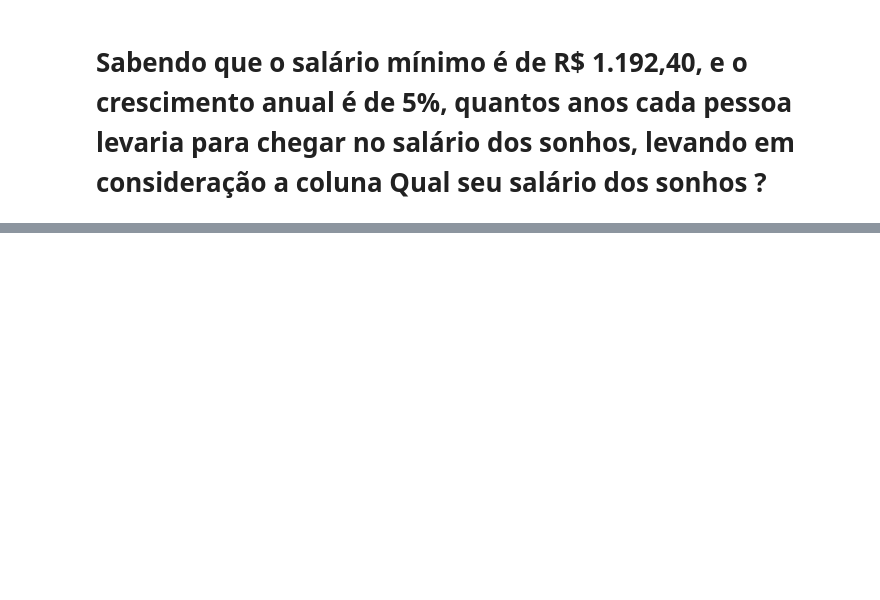
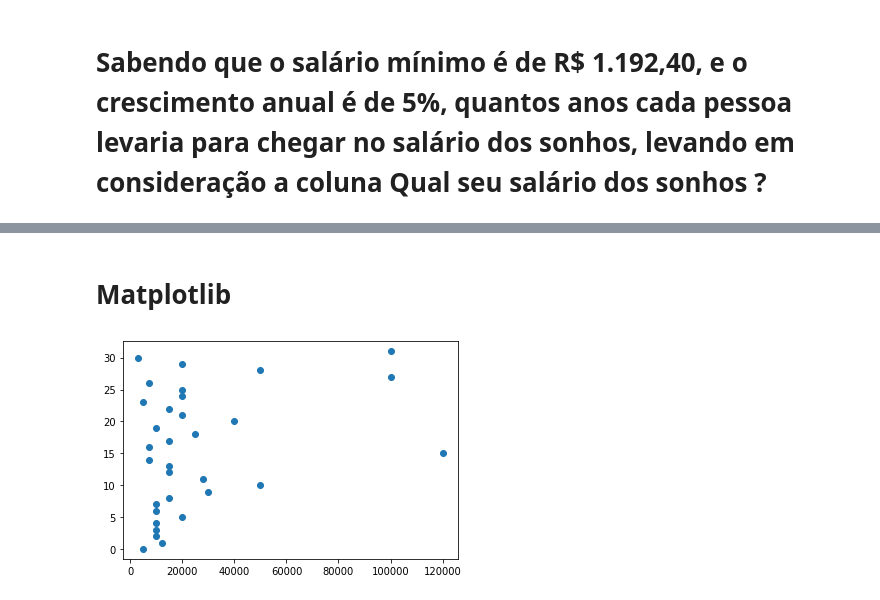
Before and after one commit to vitia-fritelle/Afrodev-Exerc-cios, a Jupyter notebook: Numpy.ipynb, the cells around one changed output, grey strips where cells are left out. Saved outputs shown, nothing was run; the diff lists cells and outputs as text; code cells hidden in the pictures; blank space fills up the shorter version.

```diff
--- a/Numpy.ipynb
+++ b/Numpy.ipynb
@@ -79,5 +114,9 @@ salario = alunos_afrodev[:,9]
+# %%
+salario = (alunos_afrodev[:,header == 'Qual seu sal'
+                                      +u'Ã¡'
+                                      +'rio dos sonhos ? ']).ravel()
 # %%
-def tratamento_dados(elemento: str) -> float:
+def tratamento_dados(elemento: str) -> str:
     resultado = elemento.replace('k+','000')\
                         .replace('mil','000')\
                         .replace(' ','')\
@@ -88,9 +127,10 @@ def tratamento_dados(elemento: str) -> float:
                         .replace('R$Â','')\
                         .replace(u'\xa0','')\
                         .replace(',','.')
-    return float(resultado)
+    return resultado
 # %%
-salarios = [tratamento_dados(i) for i in salario]
+salarios = (np.asarray([tratamento_dados(i)
+                        for i in salario])).astype(np.float32)
 # %%
 print(Fore.RED + str(np.max(salarios)))
 # %% [output]
@@ -149,0 +201,8 @@ array([30., 48., 44., 44., 44., 58., 44., 44., 52., 67., 77., 65., 52.,
+# %% [markdown]
+# Matplotlib
+# %%
+x = [i for i,_ in enumerate(salarios)]
+# %%
+plt.scatter(salarios,x);
+# %% [output]
+[figure, added]
```
Also changed, not shown: parts of 27 cells of this notebook.
